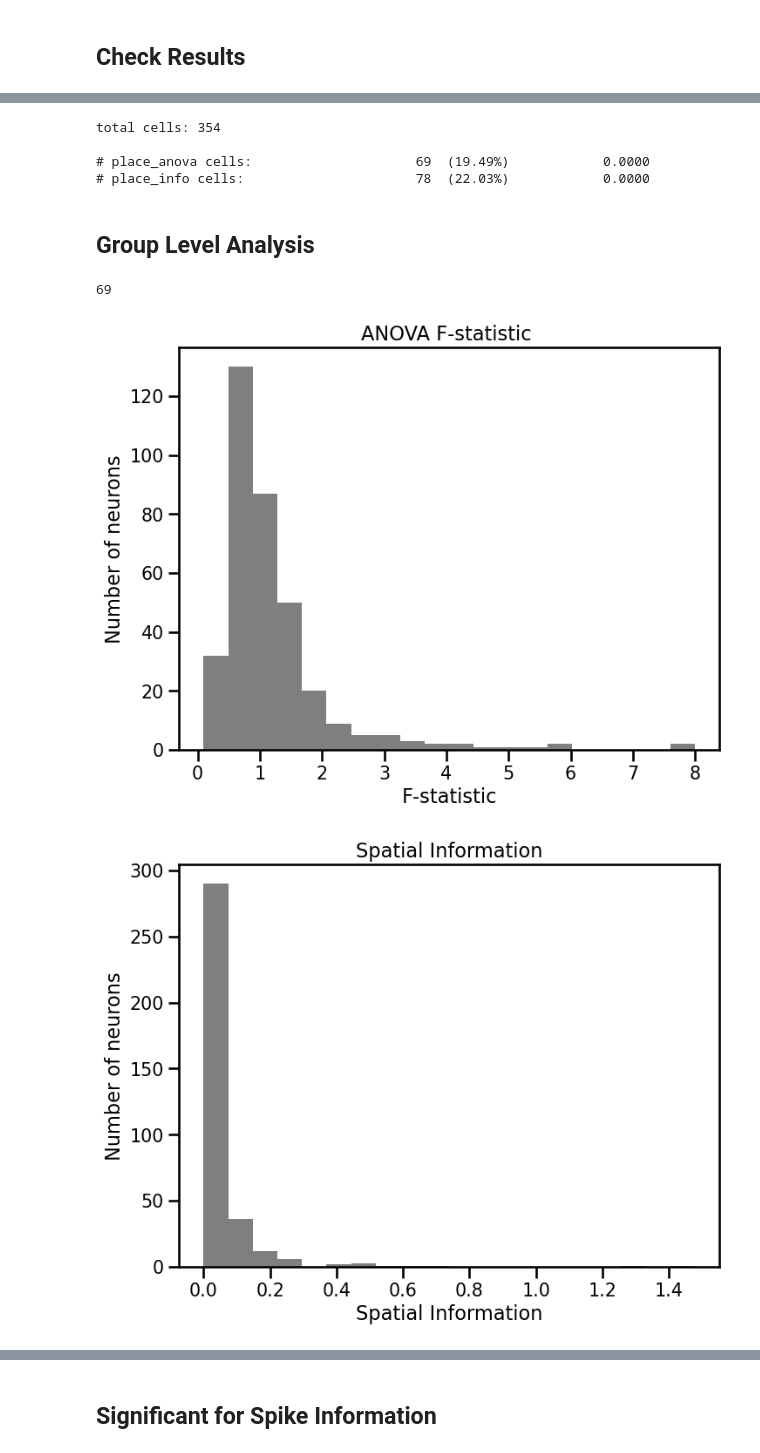
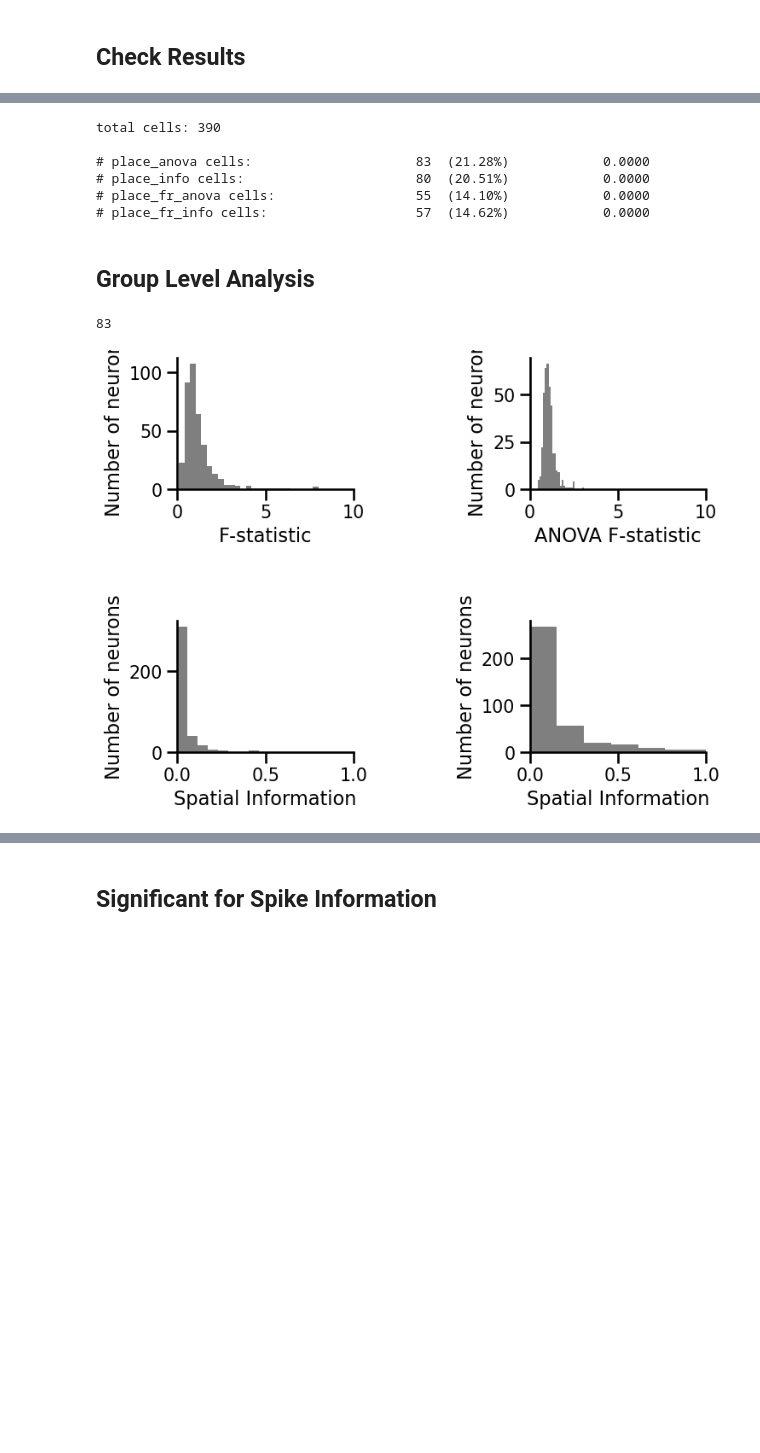
Before and after one commit to HSNPipeline/AnalyzeTrain, a Jupyter notebook: notebooks/A1-GroupResults.ipynb, the cells around one changed output, grey strips where cells are left out. Saved outputs shown, nothing was run; the diff lists cells and outputs as text; code cells hidden in the pictures; blank space fills up the shorter version.

```diff
--- a/notebooks/A1-GroupResults.ipynb
+++ b/notebooks/A1-GroupResults.ipynb
@@ -24,8 +28,8 @@ import sys
 sys.path.append('../scripts')
 from settings import RUN, PATHS, UNITS,METHODS, SURROGATES
 # %%
-results_folder = PATHS['RESULTS'] / 'units_matlab'
-reports_folder = PATHS['REPORTS'] / 'units_matlab'
+results_folder = PATHS['RESULTS'] / 'units_matlab_sensitivitycheck'
+reports_folder = PATHS['REPORTS'] / 'units_matlab_sensitivitycheck'
 # %%
 # Get the list of files
 res_files = get_files(results_folder, select='mat')
@@ -94,10 +103,12 @@ for analysis in analyses:
     print('# {} cells:     \t\t{:3d}  ({:5.2f}%) \t\t {:.4f}'.format(\
         analysis, results[analysis], results[analysis] / n_units * 100, stats[analysis]))
 # %% [output]
-total cells: 354
+total cells: 390
 
-# place_anova cells:                     69  (19.49%)            0.0000
-# place_info cells:                      78  (22.03%)            0.0000
+# place_anova cells:                     83  (21.28%)            0.0000
+# place_info cells:                      80  (20.51%)            0.0000
+# place_fr_anova cells:                  55  (14.10%)            0.0000
+# place_fr_info cells:                   57  (14.62%)            0.0000
 # %% [markdown]
 ## Group Level Analysis
 # %%
@@ -115,12 +126,37 @@ anova_pval =  all_results['place_anova_surr_p_val']
 # %%
 len(F[anova_pval < 0.05])
 # %% [output]
-69
+83
 # %%
-plot_hist(all_results['place_anova'].values,  bins=20, color='black', alpha=0.5, xlabel='F-statistic', ylabel='Number of neurons', title='ANOVA F-statistic ', figsize=(8, 6))
+from spiketools.plts.utils import save_figure
+grid = make_grid(2, 2, wspace=1, hspace=1, figsize=(8, 6))
+plt.rcParams.update({'font.size': 50})
 
-plot_hist(all_results['place_info'].values,  bins=20, color='black', alpha=0.5, xlabel='Spatial Information', ylabel='Number of neurons', title='Spatial Information', figsize=(8, 6))
+ax = get_grid_subplot(grid, 0, 0)
+plot_hist(all_results['place_anova'].values, bins=25, color='black', alpha=0.5,
+         xlabel='F-statistic', ylabel='Number of neurons', ax=ax)
+ax.set_xlim(0, 10)
+drop_spines(['top','right'],ax=ax)
+
+ax = get_grid_subplot(grid, 1, 0)
+plot_hist(all_results['place_info'].values, bins=25, color='black', alpha=0.5,
+         xlabel='Spatial Information', ylabel='Number of neurons', ax=ax)
+ax.set_xlim(0, 1)
+drop_spines(['top','right'],ax=ax)
+
+ax = get_grid_subplot(grid, 1, 1)
+plot_hist(all_results['place_fr_info'].values, bins=25, color='black', alpha=0.5,
+         xlabel='Spatial Information', ylabel='Number of neurons', ax=ax)
+ax.set_xlim(0, 1)
+drop_spines(['top','right'],ax=ax)
+
+ax = get_grid_subplot(grid, 0, 1)
+plot_hist(all_results['place_fr_anova'].values, bins=25, color='black', alpha=0.5,
+         xlabel='ANOVA F-statistic', ylabel='Number of neurons', ax=ax)
+ax.set_xlim(0, 10)
+drop_spines(['top','right'],ax=ax)
+
+save_figure('Rawscore_Distribution',file_path='/Users/weijiazhang/Plots/PLDM/Human')
 # %% [output]
-[figure, old version]
+[figure, new version]
-[figure, removed]
 # %%
```
Also changed, not shown: parts of 14 cells of this notebook, 8 other files.
